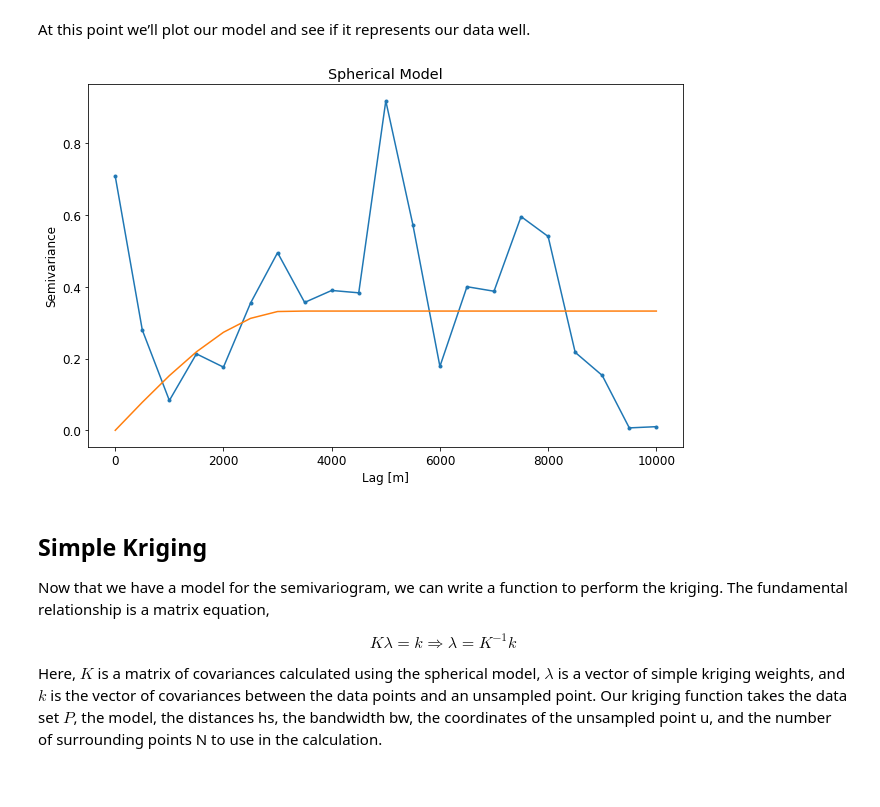
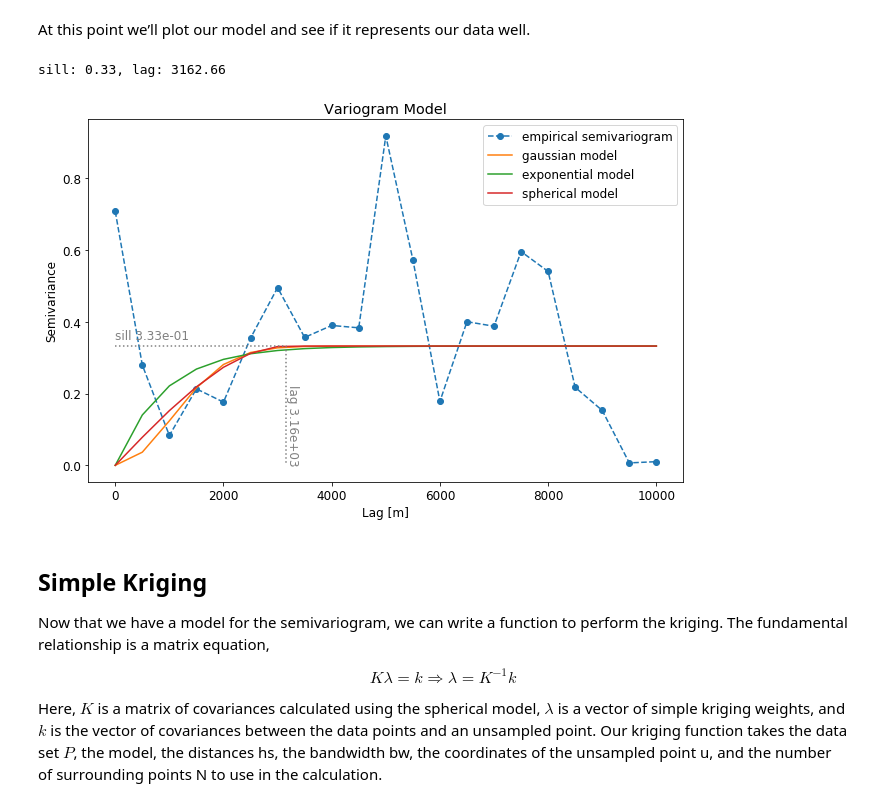
Before and after one commit to red5alex/kriglab, a Jupyter notebook: Simple_Kriging-1D.ipynb, the cells around one changed output. Cells and saved outputs as stored; diff of their text form; code cells hidden in the pictures.

```diff
--- a/Simple_Kriging-1D.ipynb
+++ b/Simple_Kriging-1D.ipynb
@@ -155,3 +176,19 @@ The opt() function finds the optimal parameter for fitting a spherical model to
+# %%
+def exponential( h, a, C0 ):
+    '''
+    Exponential model of the semivariogram
+    '''
+    # if h is a single digit
+    if type(h) == np.float64:
+        # calculate the exponential function
+        return C0 * (1 - exp(-3*h/a))
+
+    # if h is an iterable
+    else:
+        # calcualte the exponential function for all elements
+        a = np.ones( h.size ) * a
+        C0 = np.ones( h.size ) * C0
+        return map( exponential, h, a, C0 )
 # %%
 def spherical( h, a, C0 ):
     '''
@@ -195,17 +232,36 @@ def cvmodel( P, model, hs, bw ):
     return covfct
 # %% [markdown]
 At this point we’ll plot our model and see if it represents our data well.
-# %%
-sp = cvmodel( P, model=spherical, hs=np.arange(0,10500,500), bw=500 )
-C0 = C( P, hs[0], bw )
-plot( sv[0], sv[1], '.-' )
-plot( sv[0], C0 - sp( sv[0] ) ) ;
-title('Spherical Model')
-ylabel('Semivariance')
-xlabel('Lag [m]')
-savefig('semivariogram_model.png',fmt='png',dpi=200)
-# %% [output]
-[figure, removed]
+# %%
+cv_gaussian = cvmodel( P, model=gaussian, hs=np.arange(0,10500,500), bw=500 )
+cv_exponential = cvmodel( P, model=exponential, hs=np.arange(0,10500,500), bw=500 )
+cv_spherical = cvmodel( P, model=spherical, hs=np.arange(0,10500,500), bw=500 )
+
+C0 = C( P, hs[0], bw )  # Sill
+
+title('Variogram Model')
+plot(sv[0], sv[1], 'o--', label="empirical semivariogram")
+plot(sv[0], C0 - cv_gaussian( sv[0] ), label="gaussian model" )
+plot(sv[0], C0 - cv_exponential( sv[0] ), label="exponential model" )
+plot(sv[0], C0 - cv_spherical( sv[0] ), label="spherical model" )
+ylabel('Semivariance')
+xlabel('Lag [m]')
+plt.legend()
+#savefig('semivariogram_model.png',fmt='png',dpi=200)
+
+sp = cv_gaussian
+
+sv = SV( P, hs=np.arange(0,10500,500), bw=500 )
+a = opt( spherical, sv[0], sv[1], C0 )  # lag
+
+plt.plot((0,a,a),(C0,C0,0), ":", c="grey")
+plt.text(0,C0+0.02,"sill {:.2e}".format(C0),color="grey")
+plt.text(a,0,"lag {:.2e}".format(a), rotation=270, verticalalignment='bottom',color="grey")
+
+print("sill: {:.2f}, lag: {:.2f}".format(C0,a))
+# %% [output]
+sill: 0.33, lag: 3162.66
+[figure, added]
 # %% [markdown]
 ## Simple Kriging
 
```
Also changed, not shown: parts of 16 cells of this notebook, 1 other file.
